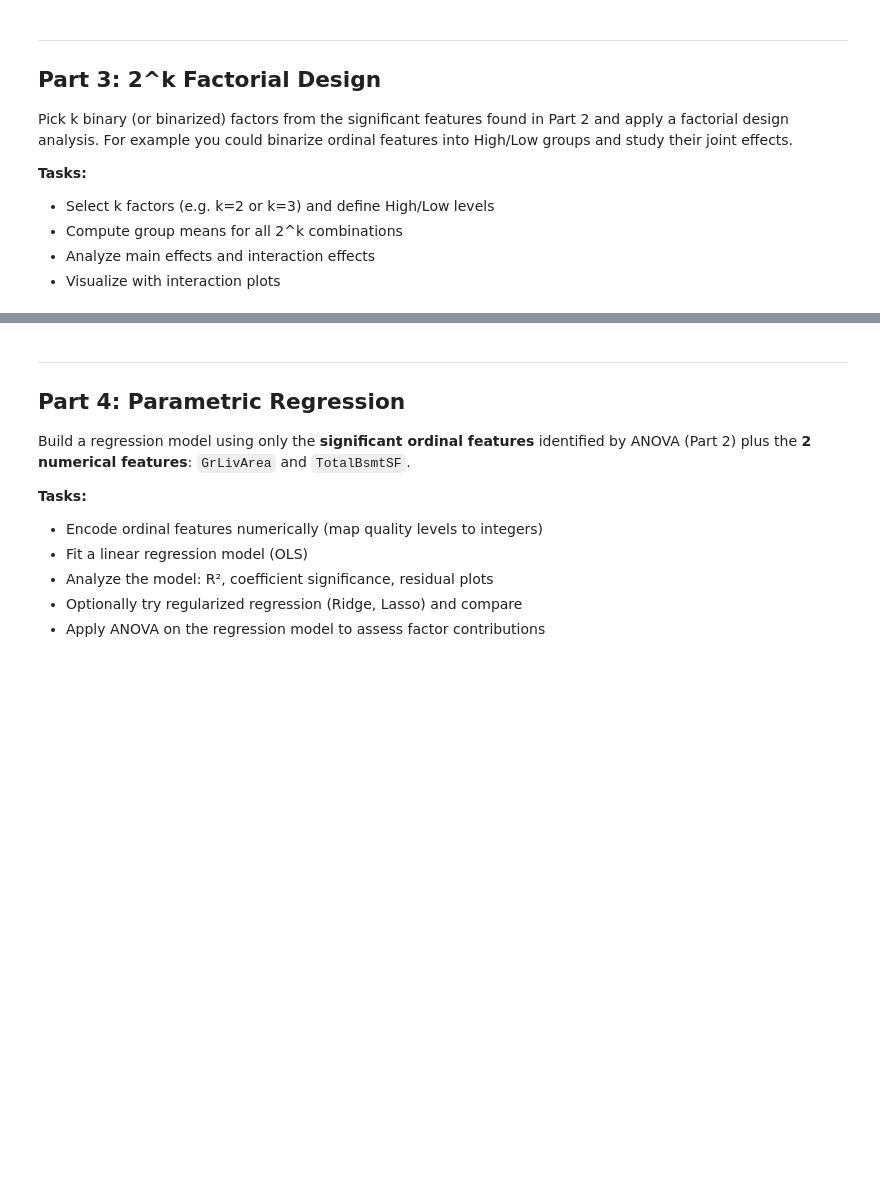
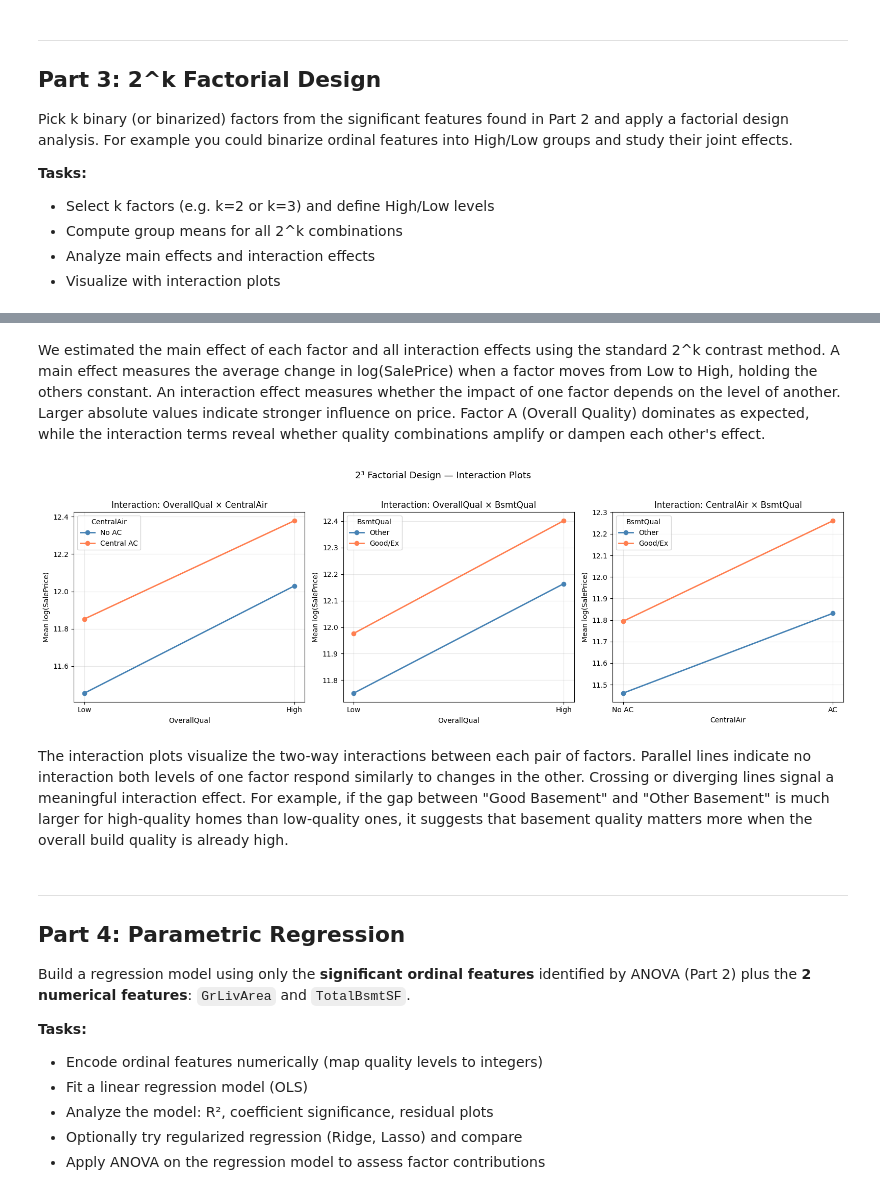
Before and after one commit to Ziedellouzi/house-prices-project, a Jupyter notebook: notebooks/project_TONID.ipynb, the cells around one changed output, grey strips where cells are left out. Saved outputs shown, nothing was run; the diff lists cells and outputs as text; code cells hidden in the pictures; blank space fills up the shorter version.

```diff
--- a/notebooks/project_TONID.ipynb
+++ b/notebooks/project_TONID.ipynb
@@ -130,0 +592,10 @@ Use ANOVA to determine which of the following **10 features** have a statistical
+# %%
+sig_features = [
+    'OverallQual',
+    'ExterQual',
+    'KitchenQual',
+    'BsmtQual',
+    'CentralAir',
+    'FireplaceQu',
+    'LotShape'
+]
@@ -141,0 +801,12 @@ Pick k binary (or binarized) factors from the significant features found in Part
+# %%
+df3 = train[['OverallQual', 'CentralAir', 'BsmtQual', 'LogSalePrice']].copy()
+
+# Binarize
+df3['A'] = (df3['OverallQual'] >= 7).astype(int)
+df3['B'] = (df3['CentralAir'] == 'Y').astype(int)
+df3['C'] = (df3['BsmtQual'].isin(['Gd', 'Ex'])).astype(int)
+
+# Labels for display
+df3['A_label'] = df3['A'].map({1: 'High Quality', 0: 'Low Quality'})
+df3['B_label'] = df3['B'].map({1: 'Central Air',  0: 'No Central Air'})
+df3['C_label'] = df3['C'].map({1: 'Good Basement', 0: 'Other Basement'})
@@ -142,3 +937,32 @@ Pick k binary (or binarized) factors from the significant features found in Part
+# %% [markdown]
+We estimated the main effect of each factor and all interaction effects using the standard 2^k contrast method. A main effect measures the average change in log(SalePrice) when a factor moves from Low to High, holding the others constant. An interaction effect measures whether the impact of one factor depends on the level of another. Larger absolute values indicate stronger influence on price. Factor A (Overall Quality) dominates as expected, while the interaction terms reveal whether quality combinations amplify or dampen each other's effect.
+# %%
+fig, axes = plt.subplots(1, 3, figsize=(16, 5))
+
+pairs = [
+    ('A', 'B', 'OverallQual', 'CentralAir',  ['Low','High'], ['No AC','Central AC']),
+    ('A', 'C', 'OverallQual', 'BsmtQual',    ['Low','High'], ['Other','Good/Ex']),
+    ('B', 'C', 'CentralAir',  'BsmtQual',    ['No AC','AC'], ['Other','Good/Ex']),
+]
+
+for ax, (f1, f2, n1, n2, labels1, labels2) in zip(axes, pairs):
+    for val2, label2, color in zip([0,1], labels2, ['steelblue','coral']):
+        subset = df3[df3[f2] == val2]
+        means  = subset.groupby(f1)['LogSalePrice'].mean()
+        ax.plot(labels1, means.values, marker='o', label=label2, color=color, linewidth=2)
+    ax.set_title(f'Interaction: {n1} × {n2}')
+    ax.set_ylabel('Mean log(SalePrice)')
+    ax.set_xlabel(n1)
+    ax.legend(title=n2)
+    ax.grid(True, alpha=0.3)
+
+plt.suptitle('2³ Factorial Design — Interaction Plots', fontsize=13, y=1.02)
+plt.tight_layout()
+plt.show()
+# %% [output]
+[figure, added]
+# %% [markdown]
+The interaction plots visualize the two-way interactions between each pair of factors. Parallel lines indicate no interaction both levels of one factor respond similarly to changes in the other. Crossing or diverging lines signal a meaningful interaction effect. For example, if the gap between "Good Basement" and "Other Basement" is much larger for high-quality homes than low-quality ones, it suggests that basement quality matters more when the overall build quality is already high.
 # %% [markdown]
 ---
 ## Part 4: Parametric Regression
```
Also changed, not shown: parts of 59 cells of this notebook.
